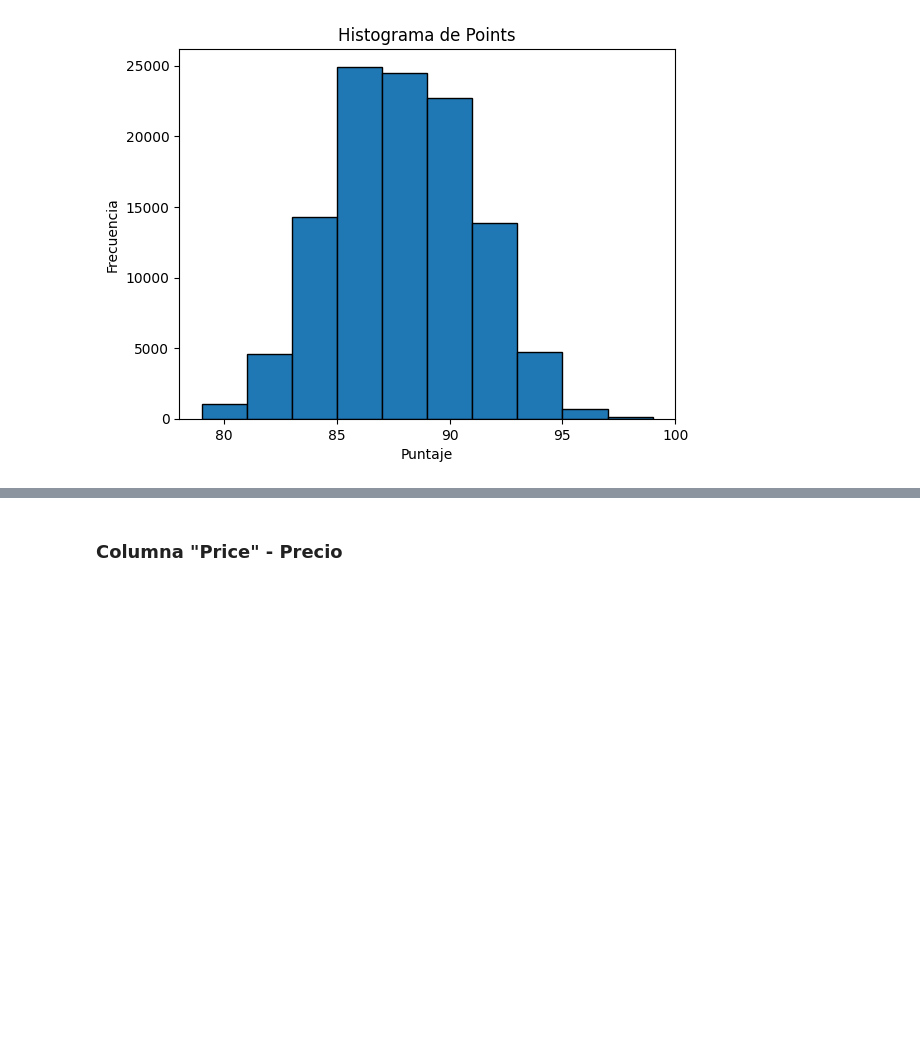
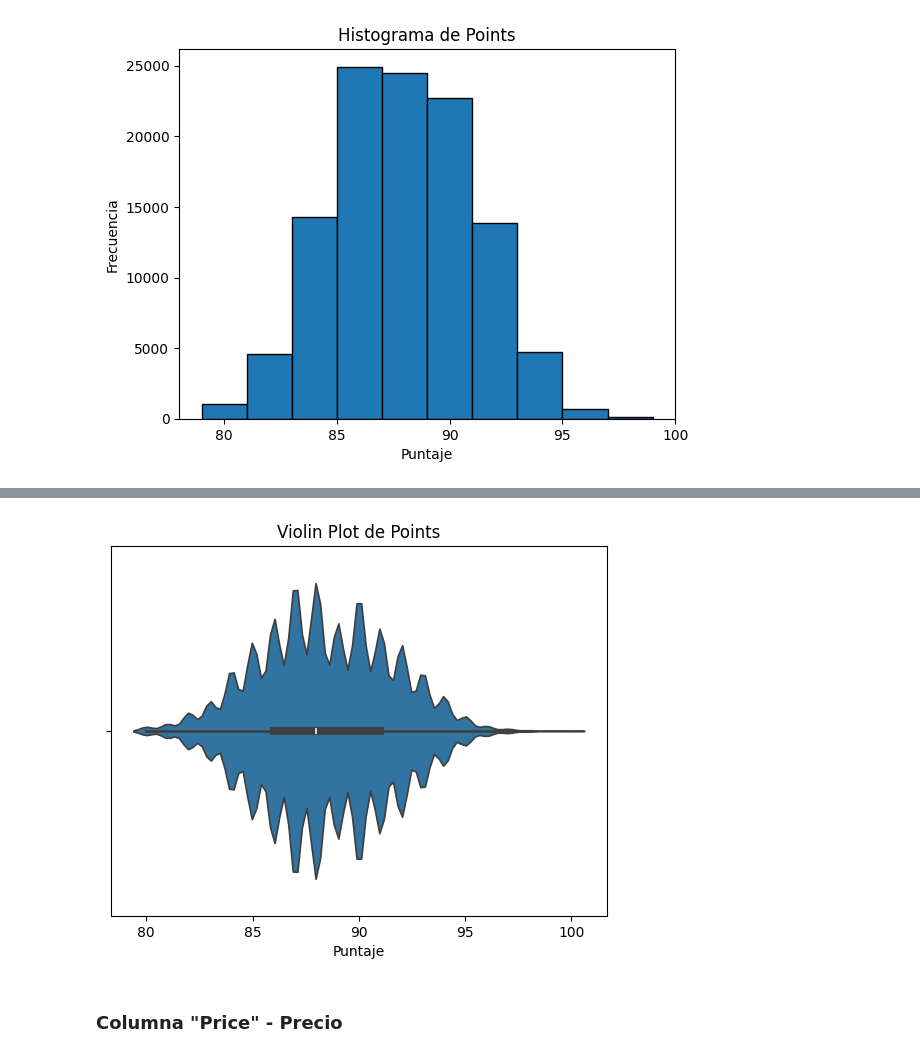
Before and after one commit to GustavMartinez/eda_python, a Jupyter notebook: 002_wine_products/step_2_eda.ipynb, the cells around one changed output, grey strips where cells are left out. Cells and saved outputs as stored; diff of their text form; code cells hidden in the pictures; blank space fills up the shorter version.

```diff
--- a/002_wine_products/step_2_eda.ipynb
+++ b/002_wine_products/step_2_eda.ipynb
@@ -251,3 +274,13 @@ plt.show()
+# %%
+# Violin plot
+sns.violinplot(x=dataset['points'], inner='box')  # 'inner' puede ser 'box', 'quartile', 'point', etc.
+
+plt.title('Violin Plot de Points')
+plt.xlabel('Puntaje')
+
+plt.show()
+# %% [output]
+[figure, added]
 # %% [markdown]
 ### Columna "Price" - Precio
 # %% [markdown]
```
Also changed, not shown: parts of 2 cells of this notebook.
